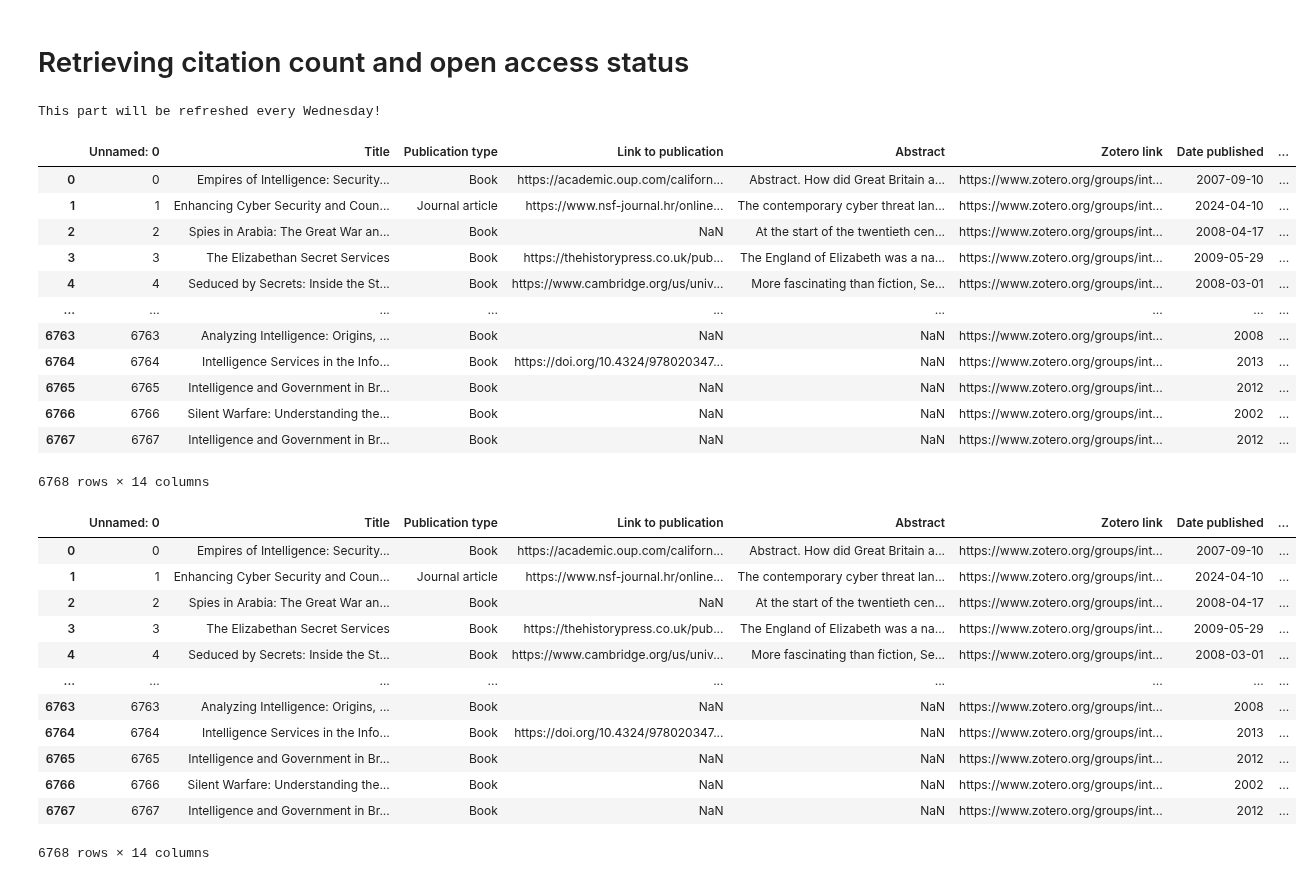
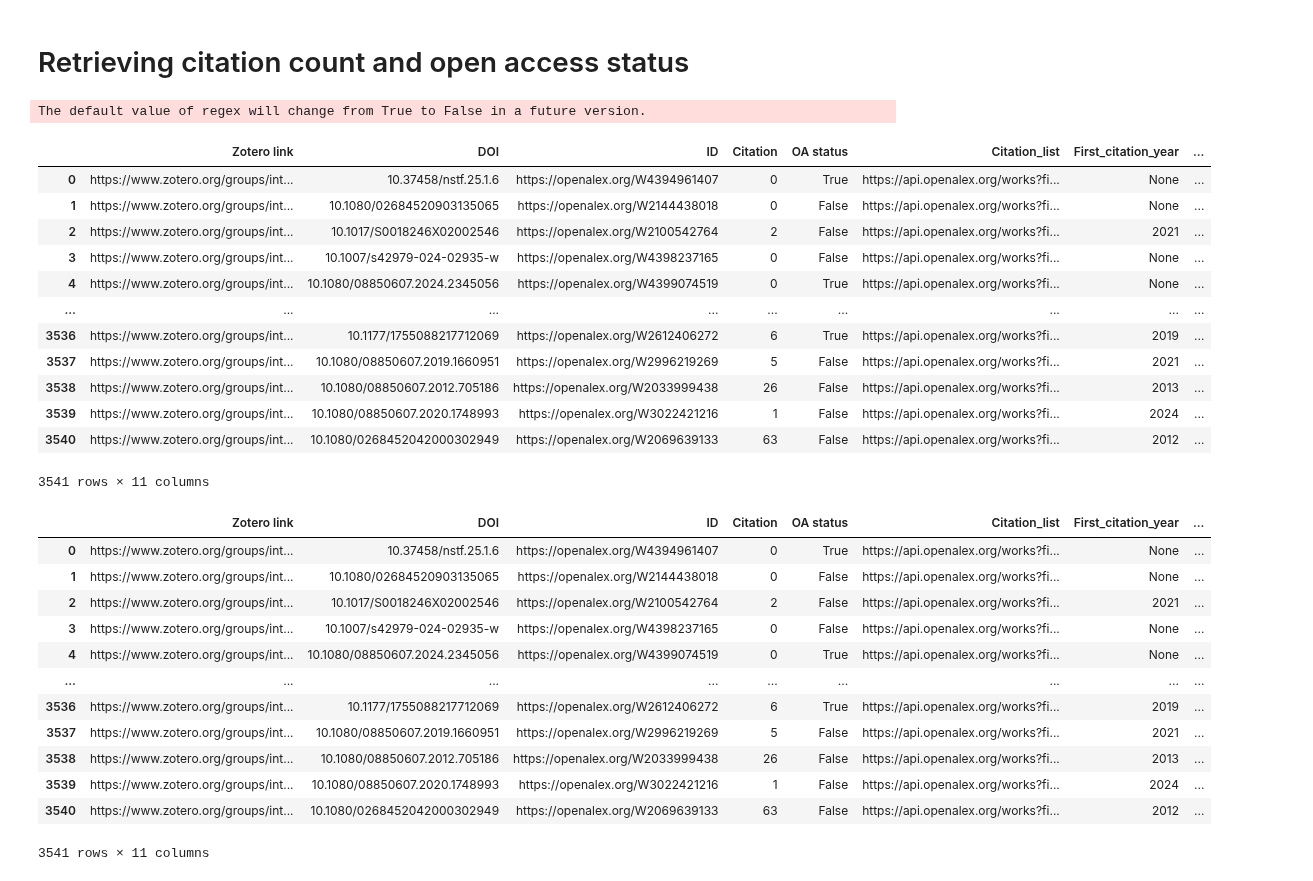
Before and after one commit to yusufaliozkan/zotero-intelligence-bibliography, a Jupyter notebook: all_items.ipynb, the cells around one changed output. Cells and saved outputs as stored; diff of their text form; code cells hidden in the pictures.

```diff
--- a/all_items.ipynb
+++ b/all_items.ipynb
@@ -579,7 +579,7 @@ test
 # Retrieving citation count and open access status
 # %%
 df_doi = pd.read_csv('all_items.csv')
-if datetime.today().weekday() == 1:
+if datetime.today().weekday() == 6:
 
     df_doi = df_doi[['Zotero link', 'DOI']].dropna()
     df_doi = df_doi.drop(df_doi[df_doi['DOI'] == ''].index)
@@ -626,47 +626,47 @@ if datetime.today().weekday() == 1:
     # Iterate over each row in the DataFrame
     for index, row in df_doi.iterrows():
         doi = row['DOI']
         article_metadata = fetch_article_metadata(doi)
         if article_metadata:
             # Update DataFrame with fetched information
             df_doi.at[index, 'ID'] = article_metadata['ID']
             df_doi.at[index, 'Citation'] = article_metadata['Citation']
             df_doi.at[index, 'OA status'] = article_metadata['OA status']
             df_doi.at[index, 'First_citation_year'] = article_metadata['First_citation_year']
             df_doi.at[index, 'Last_citation_year'] = article_metadata['Last_citation_year']
             if 'Citation_list' in article_metadata:
                 df_doi.at[index, 'Citation_list'] = article_metadata['Citation_list']
             else:
                 # Set to None if key is not found
                 df_doi.at[index, 'Citation_list'] = None
             df_doi.at[index, 'Publication_year'] = article_metadata['Publication_year']
             if 'OA_link' in article_metadata:
                 df_doi.at[index, 'OA_link'] = article_metadata['OA_link']
             else:
                 # Set to None if key is not found
                 df_doi.at[index, 'OA_link'] = None
 
     # Calculate the difference between First_citation_year and Publication_year
     df_doi['Year_difference'] = df_doi['First_citation_year'] - df_doi['Publication_year']
     df_doi.to_csv('citations.csv')
 else:
     print('This part will be refreshed every Wednesday!')
 df_doi
 # %% [output]
-This part will be refreshed every Wednesday!
+The default value of regex will change from True to False in a future version.
-|  | Unnamed: 0 | Title | Publication type | Link to publication | Abstract | Zotero link | Date published | ... |
-| 0 | 0 | Empires of Intelligence: Security... | Book | https://academic.oup.com/californ... | Abstract. How did Great Britain a... | https://www.zotero.org/groups/int... | 2007-09-10 | ... |
-| 1 | 1 | Enhancing Cyber Security and Coun... | Journal article | https://www.nsf-journal.hr/online... | The contemporary cyber threat lan... | https://www.zotero.org/groups/int... | 2024-04-10 | ... |
-| 2 | 2 | Spies in Arabia: The Great War an... | Book | NaN | At the start of the twentieth cen... | https://www.zotero.org/groups/int... | 2008-04-17 | ... |
-| 3 | 3 | The Elizabethan Secret Services | Book | https://thehistorypress.co.uk/pub... | The England of Elizabeth was a na... | https://www.zotero.org/groups/int... | 2009-05-29 | ... |
-| 4 | 4 | Seduced by Secrets: Inside the St... | Book | https://www.cambridge.org/us/univ... | More fascinating than fiction, Se... | https://www.zotero.org/groups/int... | 2008-03-01 | ... |
+|  | Zotero link | DOI | ID | Citation | OA status | Citation_list | First_citation_year | ... |
+| 0 | https://www.zotero.org/groups/int... | 10.37458/nstf.25.1.6 | https://openalex.org/W4394961407 | 0 | True | https://api.openalex.org/works?fi... | None | ... |
+| 1 | https://www.zotero.org/groups/int... | 10.1080/02684520903135065 | https://openalex.org/W2144438018 | 0 | False | https://api.openalex.org/works?fi... | None | ... |
+| 2 | https://www.zotero.org/groups/int... | 10.1017/S0018246X02002546 | https://openalex.org/W2100542764 | 2 | False | https://api.openalex.org/works?fi... | 2021 | ... |
+| 3 | https://www.zotero.org/groups/int... | 10.1007/s42979-024-02935-w | https://openalex.org/W4398237165 | 0 | False | https://api.openalex.org/works?fi... | None | ... |
+| 4 | https://www.zotero.org/groups/int... | 10.1080/08850607.2024.2345056 | https://openalex.org/W4399074519 | 0 | True | https://api.openalex.org/works?fi... | None | ... |
 | ... | ... | ... | ... | ... | ... | ... | ... | ... |
-| 6763 | 6763 | Analyzing Intelligence: Origins, ... | Book | NaN | NaN | https://www.zotero.org/groups/int... | 2008 | ... |
-| 6764 | 6764 | Intelligence Services in the Info... | Book | https://doi.org/10.4324/978020347... | NaN | https://www.zotero.org/groups/int... | 2013 | ... |
-| 6765 | 6765 | Intelligence and Government in Br... | Book | NaN | NaN | https://www.zotero.org/groups/int... | 2012 | ... |
-| 6766 | 6766 | Silent Warfare: Understanding the... | Book | NaN | NaN | https://www.zotero.org/groups/int... | 2002 | ... |
-| 6767 | 6767 | Intelligence and Government in Br... | Book | NaN | NaN | https://www.zotero.org/groups/int... | 2012 | ... |
+| 3536 | https://www.zotero.org/groups/int... | 10.1177/1755088217712069 | https://openalex.org/W2612406272 | 6 | True | https://api.openalex.org/works?fi... | 2019 | ... |
+| 3537 | https://www.zotero.org/groups/int... | 10.1080/08850607.2019.1660951 | https://openalex.org/W2996219269 | 5 | False | https://api.openalex.org/works?fi... | 2021 | ... |
+| 3538 | https://www.zotero.org/groups/int... | 10.1080/08850607.2012.705186 | https://openalex.org/W2033999438 | 26 | False | https://api.openalex.org/works?fi... | 2013 | ... |
+| 3539 | https://www.zotero.org/groups/int... | 10.1080/08850607.2020.1748993 | https://openalex.org/W3022421216 | 1 | False | https://api.openalex.org/works?fi... | 2024 | ... |
+| 3540 | https://www.zotero.org/groups/int... | 10.1080/0268452042000302949 | https://openalex.org/W2069639133 | 63 | False | https://api.openalex.org/works?fi... | 2012 | ... |
-6768 rows × 14 columns
+3541 rows × 11 columns
 # %%
 # ## Remove after the first successful retrieval 2024-02-18
 
@@ -782,19 +782,19 @@ This part will be refreshed every Wednesday!
 # %%
 df_doi
 # %% [output]
-|  | Unnamed: 0 | Title | Publication type | Link to publication | Abstract | Zotero link | Date published | ... |
-| 0 | 0 | Empires of Intelligence: Security... | Book | https://academic.oup.com/californ... | Abstract. How did Great Britain a... | https://www.zotero.org/groups/int... | 2007-09-10 | ... |
-| 1 | 1 | Enhancing Cyber Security and Coun... | Journal article | https://www.nsf-journal.hr/online... | The contemporary cyber threat lan... | https://www.zotero.org/groups/int... | 2024-04-10 | ... |
-| 2 | 2 | Spies in Arabia: The Great War an... | Book | NaN | At the start of the twentieth cen... | https://www.zotero.org/groups/int... | 2008-04-17 | ... |
-| 3 | 3 | The Elizabethan Secret Services | Book | https://thehistorypress.co.uk/pub... | The England of Elizabeth was a na... | https://www.zotero.org/groups/int... | 2009-05-29 | ... |
-| 4 | 4 | Seduced by Secrets: Inside the St... | Book | https://www.cambridge.org/us/univ... | More fascinating than fiction, Se... | https://www.zotero.org/groups/int... | 2008-03-01 | ... |
+|  | Zotero link | DOI | ID | Citation | OA status | Citation_list | First_citation_year | ... |
+| 0 | https://www.zotero.org/groups/int... | 10.37458/nstf.25.1.6 | https://openalex.org/W4394961407 | 0 | True | https://api.openalex.org/works?fi... | None | ... |
+| 1 | https://www.zotero.org/groups/int... | 10.1080/02684520903135065 | https://openalex.org/W2144438018 | 0 | False | https://api.openalex.org/works?fi... | None | ... |
+| 2 | https://www.zotero.org/groups/int... | 10.1017/S0018246X02002546 | https://openalex.org/W2100542764 | 2 | False | https://api.openalex.org/works?fi... | 2021 | ... |
+| 3 | https://www.zotero.org/groups/int... | 10.1007/s42979-024-02935-w | https://openalex.org/W4398237165 | 0 | False | https://api.openalex.org/works?fi... | None | ... |
+| 4 | https://www.zotero.org/groups/int... | 10.1080/08850607.2024.2345056 | https://openalex.org/W4399074519 | 0 | True | https://api.openalex.org/works?fi... | None | ... |
 | ... | ... | ... | ... | ... | ... | ... | ... | ... |
-| 6763 | 6763 | Analyzing Intelligence: Origins, ... | Book | NaN | NaN | https://www.zotero.org/groups/int... | 2008 | ... |
-| 6764 | 6764 | Intelligence Services in the Info... | Book | https://doi.org/10.4324/978020347... | NaN | https://www.zotero.org/groups/int... | 2013 | ... |
-| 6765 | 6765 | Intelligence and Government in Br... | Book | NaN | NaN | https://www.zotero.org/groups/int... | 2012 | ... |
-| 6766 | 6766 | Silent Warfare: Understanding the... | Book | NaN | NaN | https://www.zotero.org/groups/int... | 2002 | ... |
-| 6767 | 6767 | Intelligence and Government in Br... | Book | NaN | NaN | https://www.zotero.org/groups/int... | 2012 | ... |
+| 3536 | https://www.zotero.org/groups/int... | 10.1177/1755088217712069 | https://openalex.org/W2612406272 | 6 | True | https://api.openalex.org/works?fi... | 2019 | ... |
+| 3537 | https://www.zotero.org/groups/int... | 10.1080/08850607.2019.1660951 | https://openalex.org/W2996219269 | 5 | False | https://api.openalex.org/works?fi... | 2021 | ... |
+| 3538 | https://www.zotero.org/groups/int... | 10.1080/08850607.2012.705186 | https://openalex.org/W2033999438 | 26 | False | https://api.openalex.org/works?fi... | 2013 | ... |
+| 3539 | https://www.zotero.org/groups/int... | 10.1080/08850607.2020.1748993 | https://openalex.org/W3022421216 | 1 | False | https://api.openalex.org/works?fi... | 2024 | ... |
+| 3540 | https://www.zotero.org/groups/int... | 10.1080/0268452042000302949 | https://openalex.org/W2069639133 | 63 | False | https://api.openalex.org/works?fi... | 2012 | ... |
-6768 rows × 14 columns
+3541 rows × 11 columns
 # %%
 df_doi_2 = pd.read_csv('citations.csv', usecols=lambda column: column != 'Unnamed: 0')
 df_doi_2
```
Also changed, not shown: parts of 9 cells of this notebook, 7 other files.
